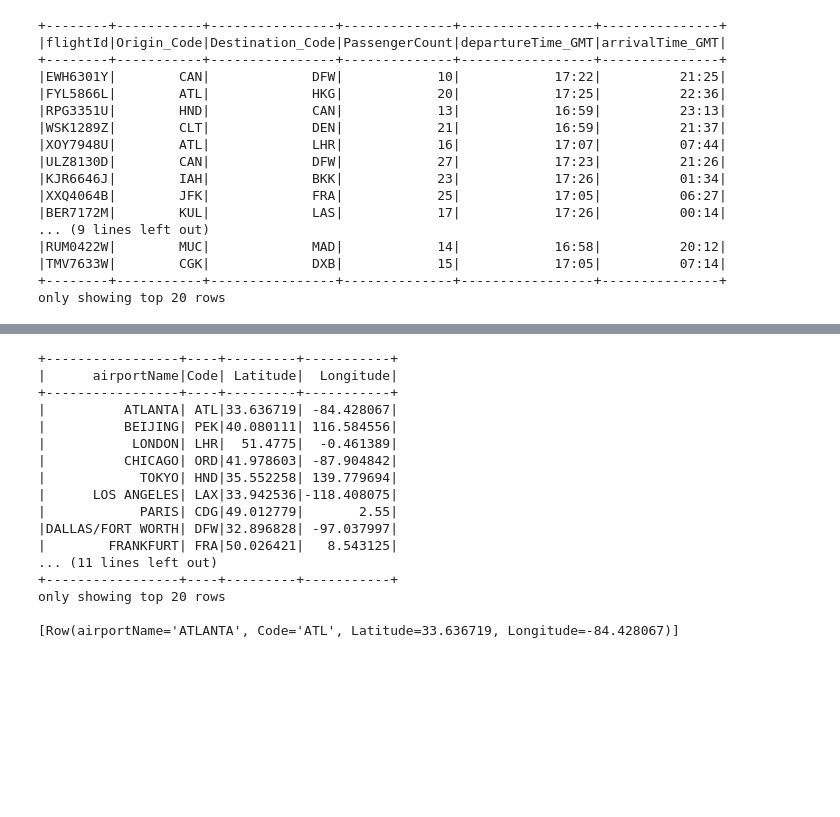
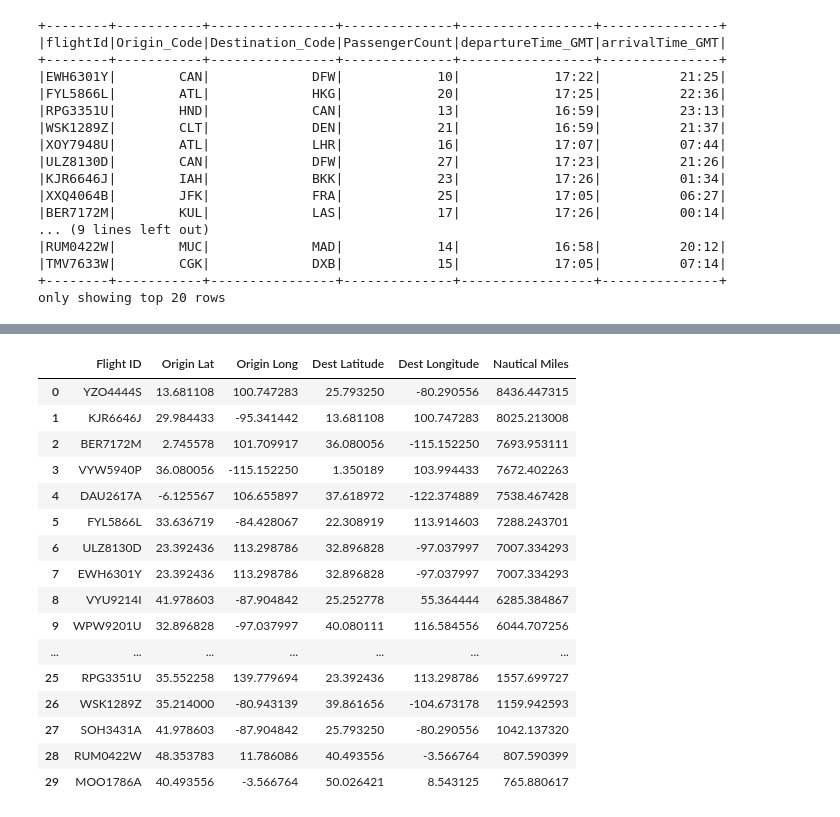
Before and after one commit to Teddiex/CMP3749M-Big-Data, a Jupyter notebook: BigData_Assignment.ipynb, the cells around one changed output, grey strips where cells are left out. Saved outputs shown, nothing was run; the diff lists cells and outputs as text; code cells hidden in the pictures; blank space fills up the shorter version.

```diff
--- a/BigData_Assignment.ipynb
+++ b/BigData_Assignment.ipynb
@@ -292,50 +299,79 @@ print(list_of_flights_mapped_df)
 # %%
 #Task 2 - Part 3
 # Calculate the line-of-sight (nautical) miles for each flight and the total travelled by each passenger,
 #then output the passenger having earned the highest air miles
 from math import radians, cos, sin, atan2, sqrt, pi
-airport_names.show()
 def nautical_miles(lat1, lon1, lat2, lon2):
     lat1= float(lat1)
     lon1=float(lon1)
     lat2=float(lat2)
     lon2=float(lon2)
     earth_radius = 6371 #in km
     lat1 = radians(lat1)
     lon1 = radians(lon1)
     lat2 = radians(lat2)
     lon2 = radians(lon2)
     deltalat = lat2 - lat1
     deltalon = lon2 - lon1
     a = sin(deltalat/2)*sin(deltalat/2)+cos(lat1)*cos(lat2) \
         *sin(deltalon/2)*sin(deltalon/2)
     c = 2*atan2(sqrt(a),sqrt(1-a))
     distance = earth_radius*c
     return distance/1.852 #convert to nautical miles from km
 
 
-print(airport_rdd.take(1))
-#flightid, origin
-origin_rdd = passenger_data_rdd.map(lambda x: (x[1],(x[2])))
-#flightid, destination
-destination_rdd = passenger_data_rdd.map(lambda x: (x[1],(x[3])))
-#code, lat, long
-airport_map = airport_rdd.map(lambda x: (x[1],(x[2],x[3])))
+#origin, flightid
+origin_rdd = passenger_data_rdd.map(lambda x: (x[2],(x[1])))
+
+#destination, flightid
+destination_rdd = passenger_data_rdd.map(lambda x: (x[3],(x[1])))
+
+#code, (lat, long)
+airport_map = airport_rdd.map(lambda x: (x[1],
+                                         (x[2],x[3])))
+
+#join origin_rdd with airport_map
+origin_joined = origin_rdd.join(airport_map)
+
+
+origin_joined = origin_joined.map(lambda x: (x[1][0],
+                                              ((x[0], x[1][1][0], x[1][1][1]))))
+
+
+#join destination_rdd with airport_map
+destination_joined = destination_rdd.join(airport_map)
+destination_joined = destination_joined.map(lambda x: (x[1][0],
+                                                        ((x[0], x[1][1][0], x[1][1][1]))))
+
+
+combined = origin_joined.join(destination_joined)
+
+
+#calculate the nautical miles                #flightid, origin lat, origin long, dest lat, dest long.
+nautical_miles_map = combined.map(lambda x: (x[0], x[1][0][1], x[1][0][2], x[1][1][1], x[1][1][2],
+                                             nautical_miles(x[1][0][1], x[1][0][2], x[1][1][1], x[1][1][2]))).distinct()
+
+#Sort by the number of nautical miles.
+nautical_miles_map = nautical_miles_map.sortBy(lambda x: x[5],ascending=False)
+nautical_miles_map_df = pd.DataFrame(nautical_miles_map.collect(),
+                                      columns=['Flight ID', 'Origin Lat', 'Origin Long', 'Dest Latitude', 'Dest Longitude', 'Nautical Miles'])
+
+nautical_miles_map_df
 # %% [output]
-+-----------------+----+---------+-----------+
-|      airportName|Code| Latitude|  Longitude|
-+-----------------+----+---------+-----------+
-|          ATLANTA| ATL|33.636719| -84.428067|
-|          BEIJING| PEK|40.080111| 116.584556|
-|           LONDON| LHR|  51.4775|  -0.461389|
-|          CHICAGO| ORD|41.978603| -87.904842|
-|            TOKYO| HND|35.552258| 139.779694|
-|      LOS ANGELES| LAX|33.942536|-118.408075|
-|            PARIS| CDG|49.012779|       2.55|
-|DALLAS/FORT WORTH| DFW|32.896828| -97.037997|
-|        FRANKFURT| FRA|50.026421|   8.543125|
-... (11 lines left out)
-+-----------------+----+---------+-----------+
-only showing top 20 rows
-
-[Row(airportName='ATLANTA', Code='ATL', Latitude=33.636719, Longitude=-84.428067)]
+|  | Flight ID | Origin Lat | Origin Long | Dest Latitude | Dest Longitude | Nautical Miles |
+| 0 | YZO4444S | 13.681108 | 100.747283 | 25.793250 | -80.290556 | 8436.447315 |
+| 1 | KJR6646J | 29.984433 | -95.341442 | 13.681108 | 100.747283 | 8025.213008 |
+| 2 | BER7172M | 2.745578 | 101.709917 | 36.080056 | -115.152250 | 7693.953111 |
+| 3 | VYW5940P | 36.080056 | -115.152250 | 1.350189 | 103.994433 | 7672.402263 |
+| 4 | DAU2617A | -6.125567 | 106.655897 | 37.618972 | -122.374889 | 7538.467428 |
+| 5 | FYL5866L | 33.636719 | -84.428067 | 22.308919 | 113.914603 | 7288.243701 |
+| 6 | ULZ8130D | 23.392436 | 113.298786 | 32.896828 | -97.037997 | 7007.334293 |
+| 7 | EWH6301Y | 23.392436 | 113.298786 | 32.896828 | -97.037997 | 7007.334293 |
+| 8 | VYU9214I | 41.978603 | -87.904842 | 25.252778 | 55.364444 | 6285.384867 |
+| 9 | WPW9201U | 32.896828 | -97.037997 | 40.080111 | 116.584556 | 6044.707256 |
+| ... | ... | ... | ... | ... | ... | ... |
+| 25 | RPG3351U | 35.552258 | 139.779694 | 23.392436 | 113.298786 | 1557.699727 |
+| 26 | WSK1289Z | 35.214000 | -80.943139 | 39.861656 | -104.673178 | 1159.942593 |
+| 27 | SOH3431A | 41.978603 | -87.904842 | 25.793250 | -80.290556 | 1042.137320 |
+| 28 | RUM0422W | 48.353783 | 11.786086 | 40.493556 | -3.566764 | 807.590399 |
+| 29 | MOO1786A | 40.493556 | -3.566764 | 50.026421 | 8.543125 | 765.880617 |
```
Also changed, not shown: parts of 13 cells of this notebook.
